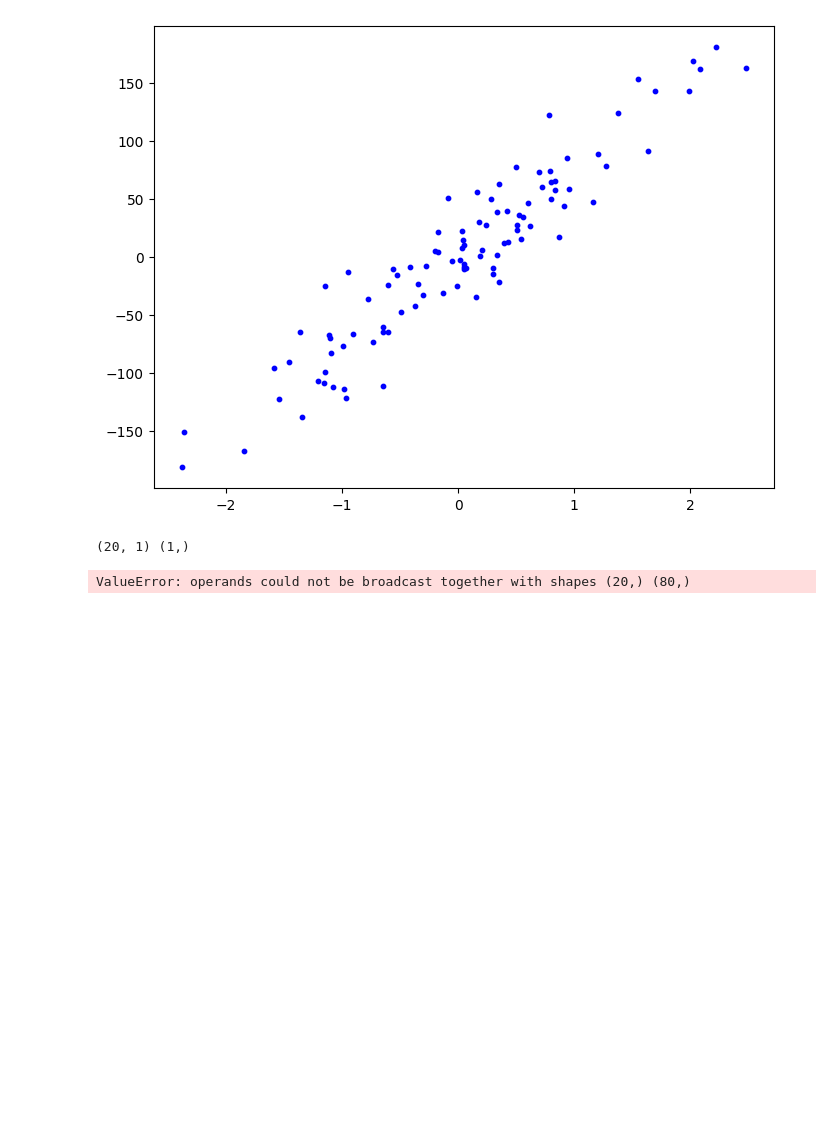
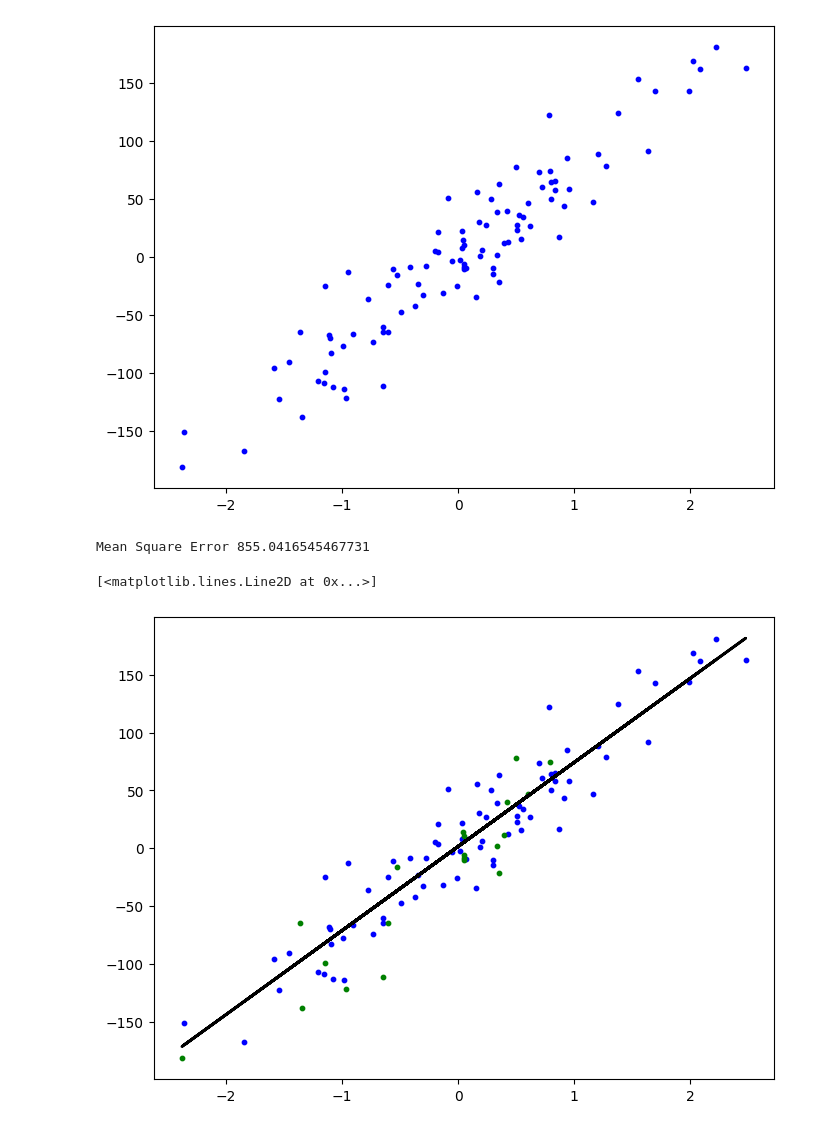
Before and after one commit to Tushar-Tyagi/ML_from_scratch, a Jupyter notebook: visualization.ipynb, the cells around one changed output. Cells and saved outputs as stored; diff of their text form; code cells hidden in the pictures; blank space fills up the shorter version.

Commit message:
visualization

```diff
--- a/visualization.ipynb
+++ b/visualization.ipynb
@@ -3,6 +3,9 @@ import numpy as np
 from sklearn.model_selection import train_test_split
 from sklearn import datasets
 import matplotlib.pyplot as plt
+# %%
+def mse(y_test,prediction):
+    return np.mean((y_test-prediction)**2)
 # %%
 X, Y = datasets.make_regression(n_samples=100,n_features=1,noise=30,random_state=4)
 X_train, X_test, Y_train, Y_test = train_test_split(X,Y,test_size=0.2,random_state=123)
@@ -15,9 +18,20 @@ plt.show()
 # %%
 from LinearRegression import LinearRegression
 
-l_reg = LinearRegression()
+l_reg = LinearRegression(epochs=1000,lr=0.05)
 l_reg.fit(X_train,Y_train)
-output = l_reg.predict(X_test)
+pred = l_reg.predict(X_test)
-# %% [output]
-(20, 1) (1,)
-ValueError: operands could not be broadcast together with shapes (20,) (80,)
+# %%
+lin_reg_mse = mse(Y_test,pred)
+print('Mean Square Error',lin_reg_mse)
+
+y_pred_line = l_reg.predict(X)
+
+fig = plt.figure(figsize=(8,6))
+plt.scatter(X_train,Y_train,color='b',s=10)
+plt.scatter(X_test,Y_test,color='g',s=10)
+plt.plot(X,y_pred_line,color='black',linewidth=2,label='Linear Regression Prediction')
+# %% [output]
+Mean Square Error 855.0416545467731
+[<matplotlib.lines.Line2D at 0x...>]
+[figure, added]
```
